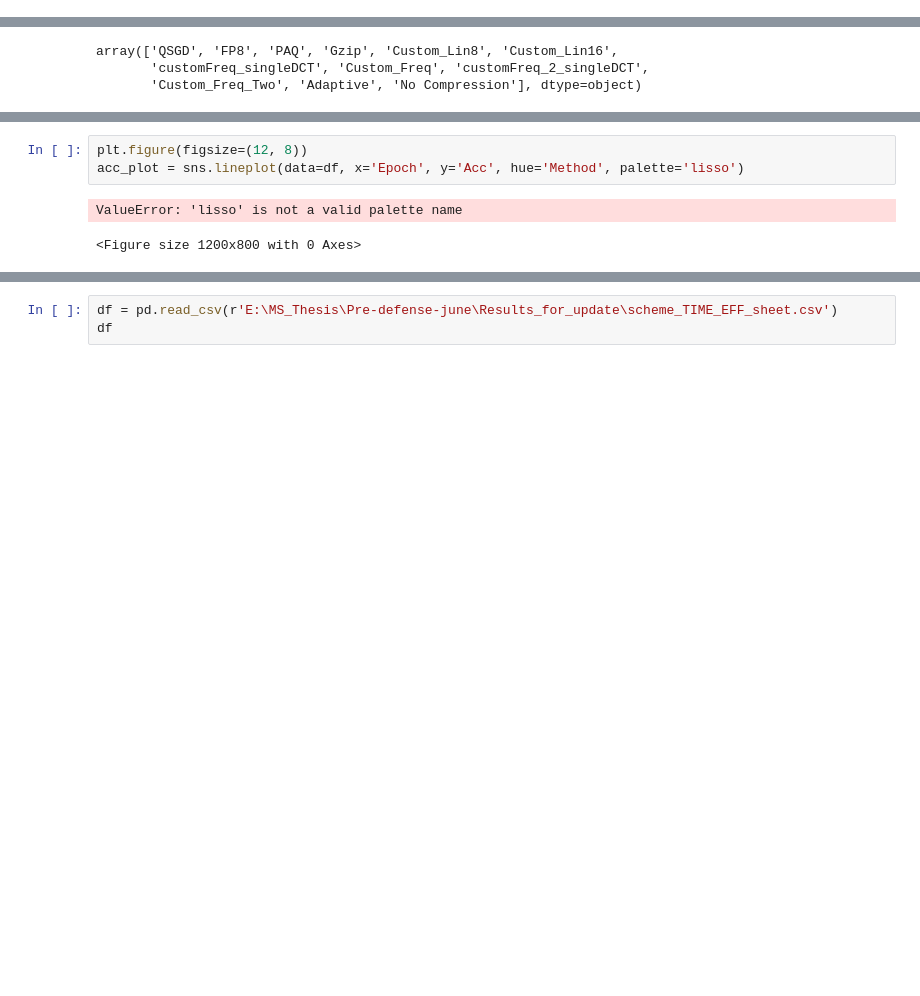
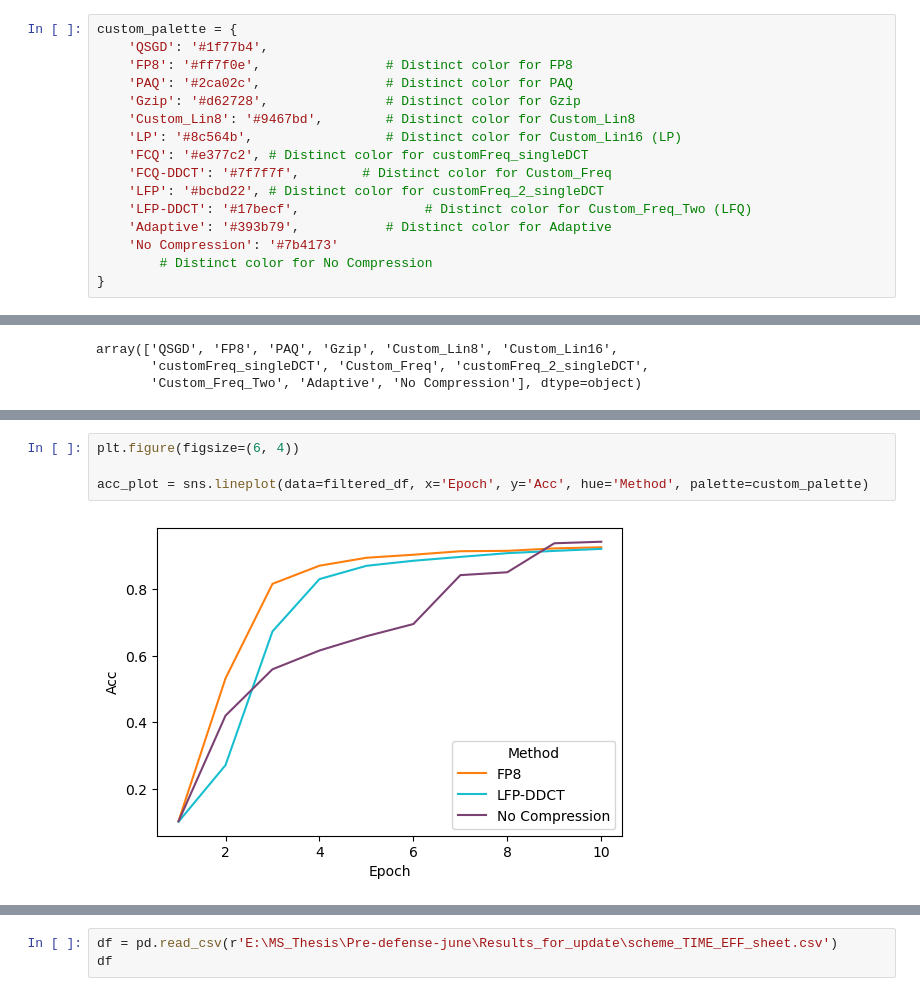
Before and after one commit to faiza-sfa/FedQuantization, a Jupyter notebook: result_plotting.ipynb, the cells around one changed output, grey strips where cells are left out. Drawn from its saved outputs; the diff is of its cells as text; blank space fills up the shorter version.

```diff
--- a/result_plotting.ipynb
+++ b/result_plotting.ipynb
@@ -20,6 +20,22 @@ df
 | 118 | No Compression | 9 | 1.51800 | 0.93804 |
 | 119 | No Compression | 10 | 1.51700 | 0.94270 |
 120 rows × 4 columns
+# %%
+custom_palette = {
+    'QSGD': '#1f77b4',
+    'FP8': '#ff7f0e',                # Distinct color for FP8
+    'PAQ': '#2ca02c',                # Distinct color for PAQ
+    'Gzip': '#d62728',               # Distinct color for Gzip
+    'Custom_Lin8': '#9467bd',        # Distinct color for Custom_Lin8
+    'LP': '#8c564b',                 # Distinct color for Custom_Lin16 (LP)
+    'FCQ': '#e377c2', # Distinct color for customFreq_singleDCT
+    'FCQ-DDCT': '#7f7f7f',        # Distinct color for Custom_Freq
+    'LFP': '#bcbd22', # Distinct color for customFreq_2_singleDCT
+    'LFP-DDCT': '#17becf',                # Distinct color for Custom_Freq_Two (LFQ)
+    'Adaptive': '#393b79',           # Distinct color for Adaptive
+    'No Compression': '#7b4173'
+        # Distinct color for No Compression
+}
 # %%
 df['Method'].unique()
 # %% [output]
@@ -52,8 +71,8 @@ print(filtered_df)
 # %%
-plt.figure(figsize=(12, 8))
-acc_plot = sns.lineplot(data=df, x='Epoch', y='Acc', hue='Method', palette='lisso')
+plt.figure(figsize=(6, 4))
+
+acc_plot = sns.lineplot(data=filtered_df, x='Epoch', y='Acc', hue='Method', palette=custom_palette)
 # %% [output]
-ValueError: 'lisso' is not a valid palette name
-<Figure size 1200x800 with 0 Axes>
+[figure, added]
 # %%
 plt.figure(figsize=(6, 4))
```
Also changed, not shown: parts of 17 cells of this notebook, 5 other files.
